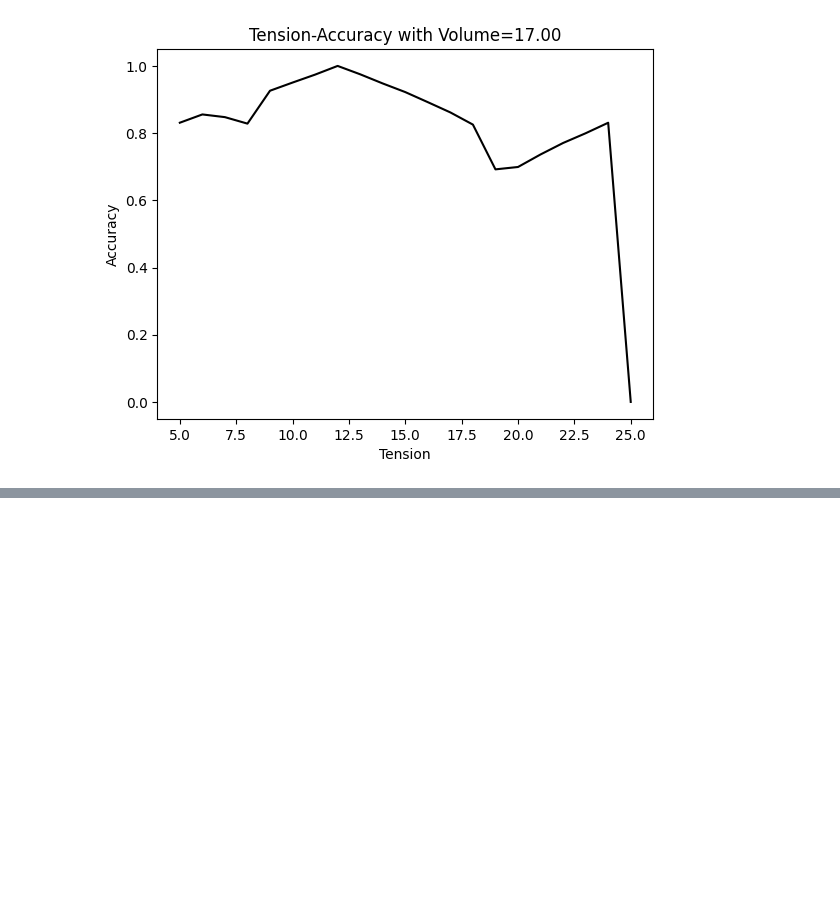
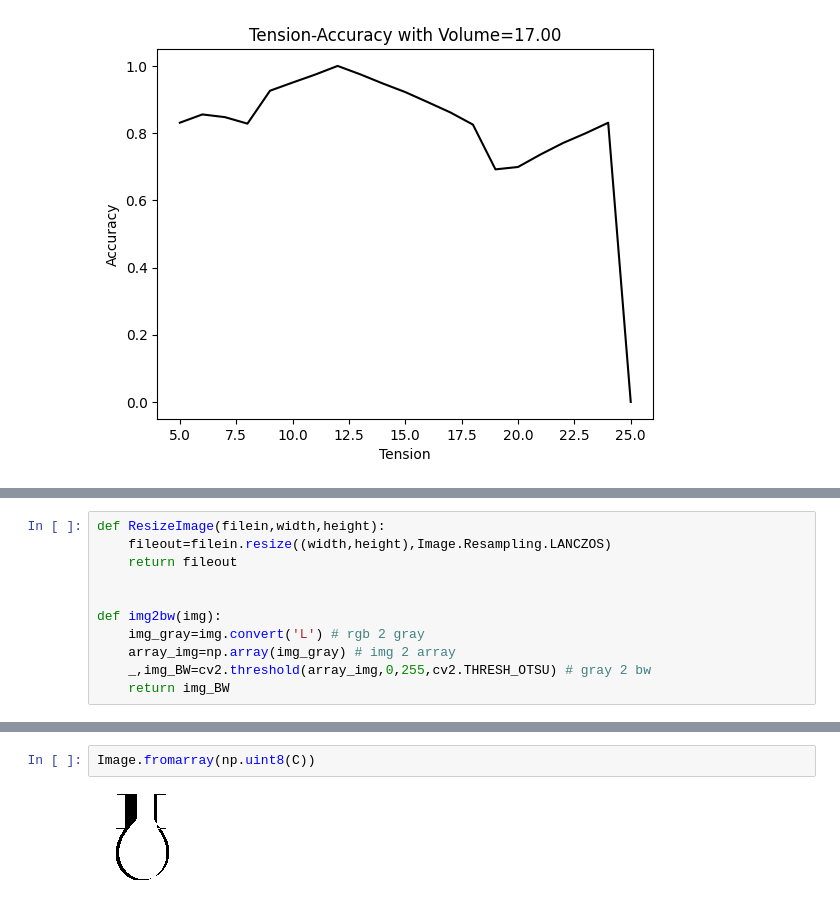
Before and after one commit to Lomolanisgo/Bayesian_PendantDrop_Tensiometry, a Jupyter notebook: BIPT1v.ipynb, the cells around one changed output, grey strips where cells are left out. Drawn from its saved outputs; the diff is of its cells as text; blank space fills up the shorter version.

```diff
--- a/BIPT1v.ipynb
+++ b/BIPT1v.ipynb
@@ -53,0 +52,11 @@ import scipy
+# %%
+def ResizeImage(filein,width,height):
+    fileout=filein.resize((width,height),Image.Resampling.LANCZOS)
+    return fileout
+
+
+def img2bw(img):
+    img_gray=img.convert('L') # rgb 2 gray
+    array_img=np.array(img_gray) # img 2 array
+    _,img_BW=cv2.threshold(array_img,0,255,cv2.THRESH_OTSU) # gray 2 bw
+    return img_BW
@@ -53,0 +125,4 @@ import scipy
+# %%
+Image.fromarray(np.uint8(C))
+# %% [output]
+[figure, added]
```
Also changed, not shown: parts of 6 cells of this notebook.
